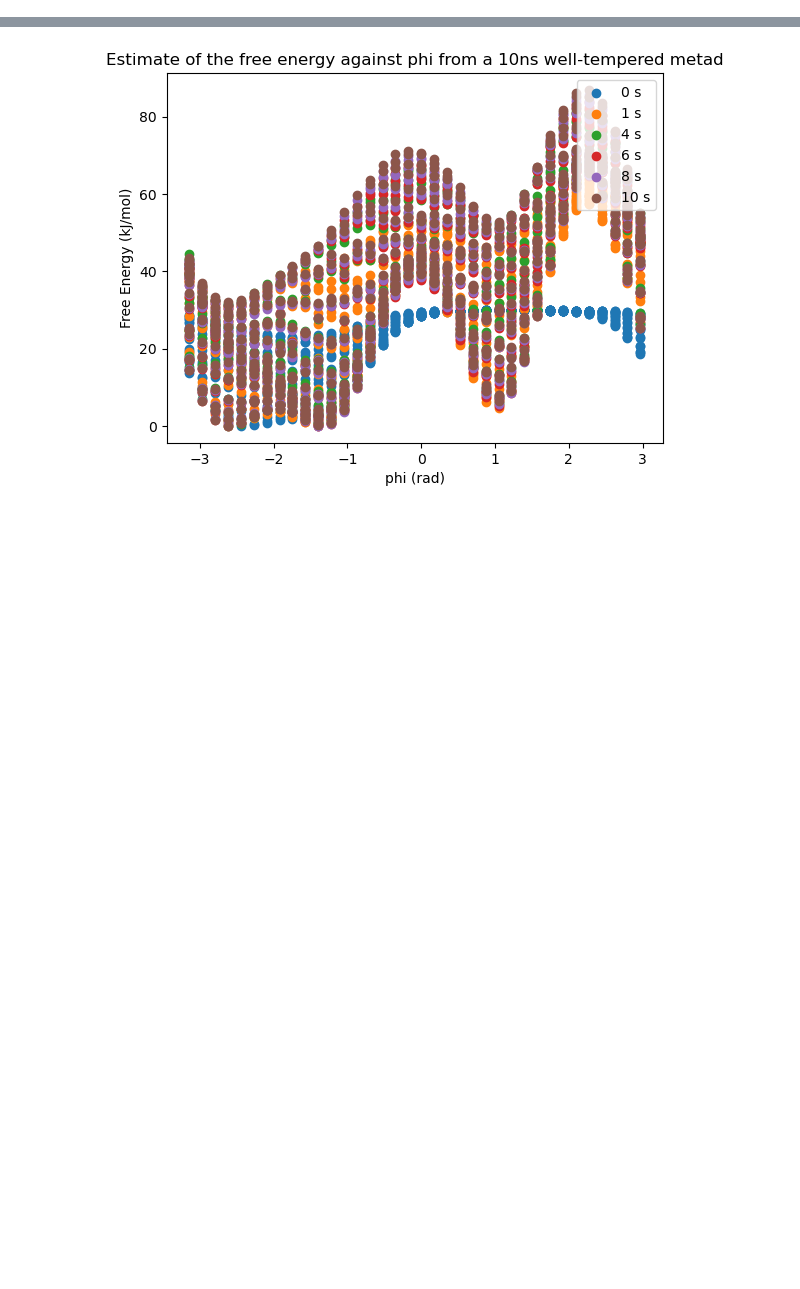
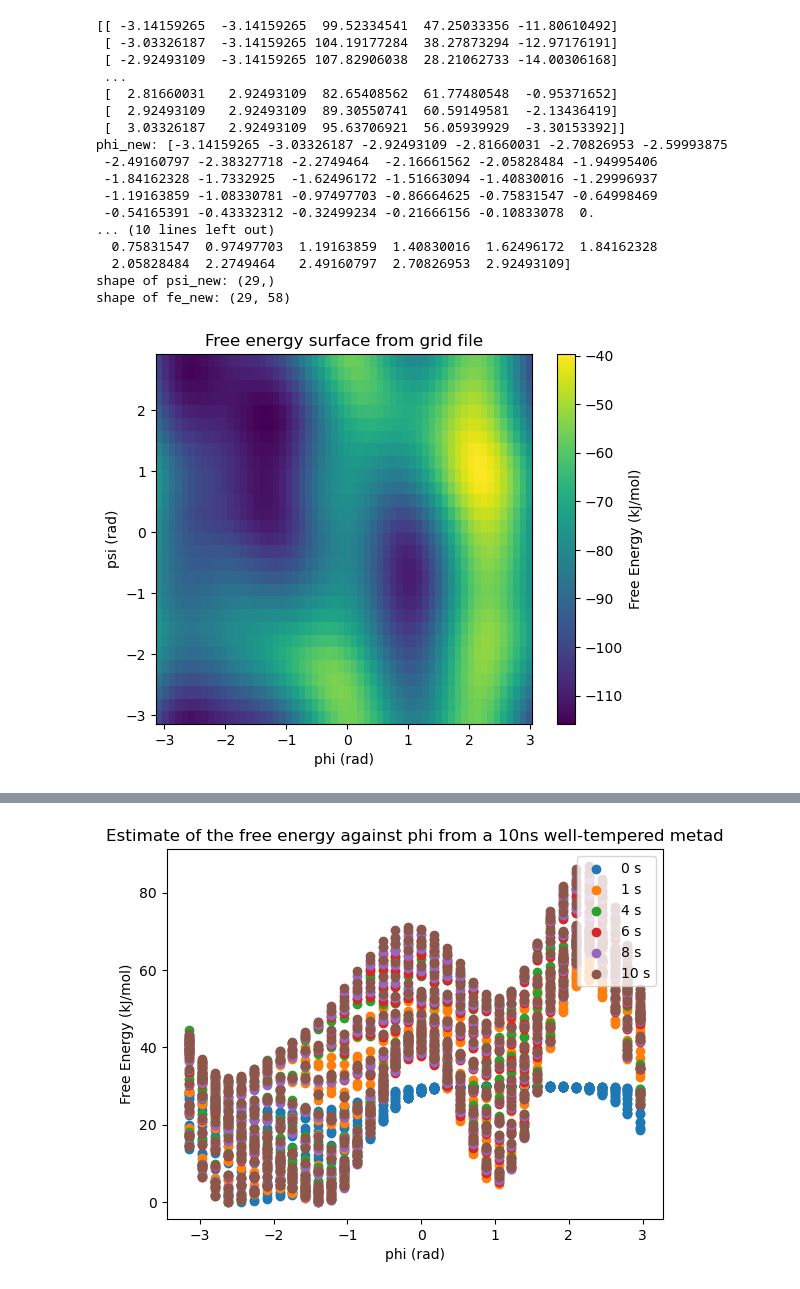
Before and after one commit to cl6661/comp-lab-class, a Jupyter notebook: Week6/2D Metad/Part6.ipynb, the cells around one changed output, grey strips where cells are left out. Drawn from its saved outputs; the diff is of its cells as text; code cells hidden in the pictures; blank space fills up the shorter version.

```diff
--- a/Week6/2D Metad/Part6.ipynb
+++ b/Week6/2D Metad/Part6.ipynb
@@ -106,0 +60,59 @@ plt.show()
+# %%
+# load grid file
+grid_A=np.loadtxt("dialaA_2dmetad_biasfactor10_pace500_height1.2_sigma0.55_1.1_10ns.grid.dat",skiprows=9)
+print(grid_A)
+
+# organize column for phi
+phi=grid_A[:,0]
+phi_new=phi[:58]
+print('phi_new:',phi_new)
+print('shape of phi_new:',phi_new.shape)
+print(phi_new[-1])
+
+# organize column for psi
+psi=grid_A[:,1]
+psi_new=psi[::58]
+print('psi_new:',psi_new)
+print('shape of psi_new:',psi_new.shape)
+
+# reshape energy column
+fe=grid_A[:,2]
+fe_new=fe.reshape(29,58)
+print('shape of fe_new:',fe_new.shape)
+
+plt.imshow(-1*fe_new,origin='lower',extent=[phi_new[0],phi_new[-1],psi_new[0],psi_new[-1]])
+plt.xlabel('phi (rad)')
+plt.ylabel('psi (rad)')
+plt.title('Free energy surface from grid file')
+cbar = plt.colorbar()
+cbar.ax.set_ylabel('Free Energy (kJ/mol)')
+plt.savefig('Free energy surface from 2D METAD grid file.pdf',format='pdf',bbox_inches='tight',pad_inches=0.1)
+plt.show()
+
+plt.contourf(phi_new,psi_new,-1*fe_new,20)
+plt.xlabel('phi (rad)')
+plt.ylabel('psi (rad)')
+plt.title('Contoured free energy surface from grid file')
+cbar = plt.colorbar()
+cbar.ax.set_ylabel('Free Energy (kJ/mol)')
+plt.savefig('Contoured free energy surface from 2D METAD grid file.pdf',format='pdf',bbox_inches='tight',pad_inches=0.1)
+plt.show()
+# %% [output]
+[[ -3.14159265  -3.14159265  99.52334541  47.25033356 -11.80610492]
+ [ -3.03326187  -3.14159265 104.19177284  38.27873294 -12.97176191]
+ [ -2.92493109  -3.14159265 107.82906038  28.21062733 -14.00306168]
+ ...
+ [  2.81660031   2.92493109  82.65408562  61.77480548  -0.95371652]
+ [  2.92493109   2.92493109  89.30550741  60.59149581  -2.13436419]
+ [  3.03326187   2.92493109  95.63706921  56.05939929  -3.30153392]]
+phi_new: [-3.14159265 -3.03326187 -2.92493109 -2.81660031 -2.70826953 -2.59993875
+ -2.49160797 -2.38327718 -2.2749464  -2.16661562 -2.05828484 -1.94995406
+ -1.84162328 -1.7332925  -1.62496172 -1.51663094 -1.40830016 -1.29996937
+ -1.19163859 -1.08330781 -0.97497703 -0.86664625 -0.75831547 -0.64998469
+ -0.54165391 -0.43332312 -0.32499234 -0.21666156 -0.10833078  0.
+... (10 lines left out)
+  0.75831547  0.97497703  1.19163859  1.40830016  1.62496172  1.84162328
+  2.05828484  2.2749464   2.49160797  2.70826953  2.92493109]
+shape of psi_new: (29,)
+shape of fe_new: (29, 58)
+[figure, added]
```
Also changed, not shown: parts of 3 cells of this notebook, 35 other files.
